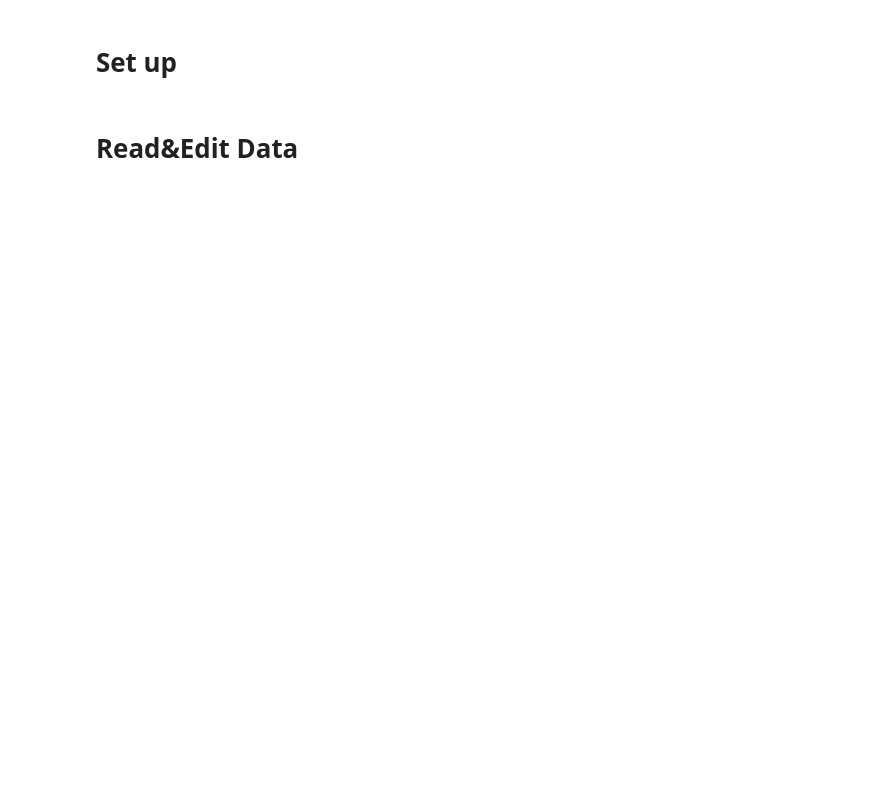
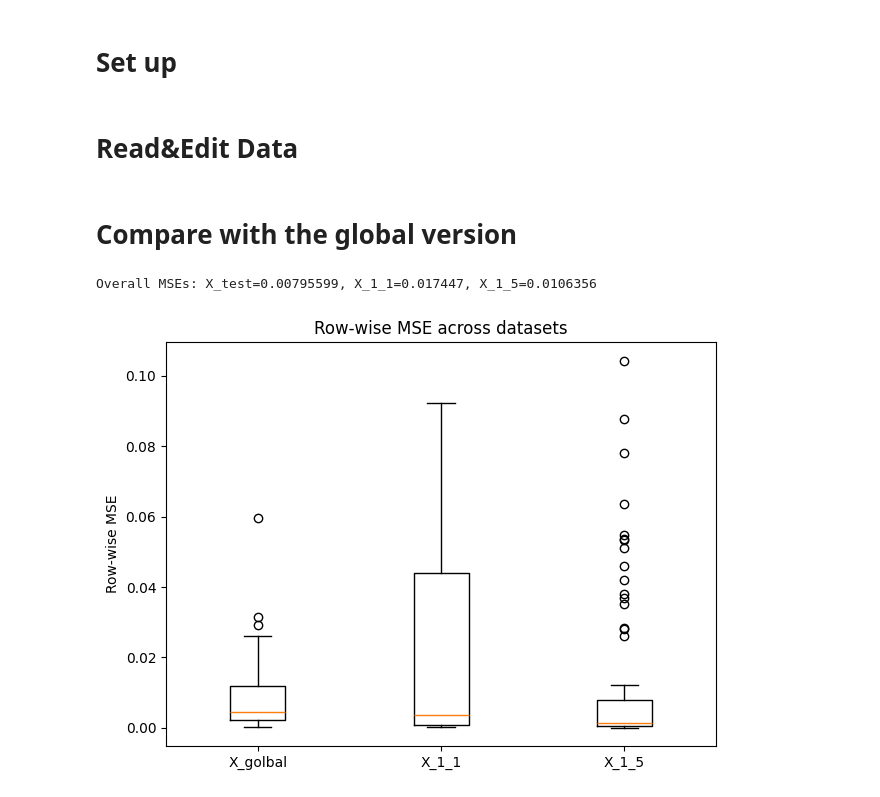
Before and after one commit to Aether-Ren/Multioutput_FixedG_GP, a Jupyter notebook: LocalDisease/RV_LD.ipynb, the cells around one changed output. Saved outputs shown, nothing was run; the diff lists cells and outputs as text; code cells hidden in the pictures; blank space fills up the shorter version.

```diff
--- a/LocalDisease/RV_LD.ipynb
+++ b/LocalDisease/RV_LD.ipynb
@@ -44,3 +51,51 @@ params_list = df["estimated_params"].apply(parse_np_float_list)
 params_df = params_list.apply(pd.Series)
 # %%
 params_df.to_csv("Result/PE_result/PE_X_1_5_result.csv", index=False, header=False)
+# %% [markdown]
+# Compare with the global version
+# %%
+X_test = pd.read_csv('../Data/X_test.csv', header=None, delimiter=',').values
+X_1_1 = pd.read_csv('X_1_1.csv', header=None, delimiter=',').values
+X_1_5 = pd.read_csv('X_1_5.csv', header=None, delimiter=',').values
+# X_2 = pd.read_csv('X_2.csv', header=None, delimiter=',').values
+
+PE_X_test = pd.read_csv('Result/PE_result//PE_X_result.csv', header=None, delimiter=',').values
+PE_X_1_1 = pd.read_csv('Result/PE_result/PE_X_1_1_result.csv', header=None, delimiter=',').values
+PE_X_1_5 = pd.read_csv('Result/PE_result/PE_X_1_5_result.csv', header=None, delimiter=',').values
+# PE_X_2 = pd.read_csv('Result/PE_result/X_2.csv', header=None, delimiter=',').values
+# %%
+def rowwise_mse(A: np.ndarray, B: np.ndarray, name: str):
+
+    if A.shape[0] != B.shape[0]:
+        raise ValueError(f"{name}: rows A={A.shape[0]}, B={B.shape[0]}")
+    if A.shape[1] != B.shape[1]:
+        min_cols = min(A.shape[1], B.shape[1])
+        print(f"warning: {name} col different, only use the first {min_cols} .")
+        A = A[:, :min_cols]
+        B = B[:, :min_cols]
+
+    return np.mean((B - A) ** 2, axis=1)
+
+
+mse_test = rowwise_mse(X_test, PE_X_test, "X_test")
+mse_1_1  = rowwise_mse(X_1_1,  PE_X_1_1,  "X_1_1")
+mse_1_5  = rowwise_mse(X_1_5,  PE_X_1_5,  "X_1_5")
+
+
+
+print("Overall MSEs:",
+      f"X_test={mse_test.mean():.6g},",
+      f"X_1_1={mse_1_1.mean():.6g},",
+      f"X_1_5={mse_1_5.mean():.6g}")
+# %% [output]
+Overall MSEs: X_test=0.00795599, X_1_1=0.017447, X_1_5=0.0106356
+# %%
+plt.figure()
+plt.boxplot([mse_test, mse_1_1, mse_1_5], vert=True,
+            labels=["X_golbal", "X_1_1", "X_1_5"])
+plt.ylabel("Row-wise MSE")
+plt.title("Row-wise MSE across datasets")
+plt.tight_layout()
+plt.show()
+# %% [output]
+[figure, added]
```
Also changed, not shown: parts of 4 cells of this notebook, 2 other files.
